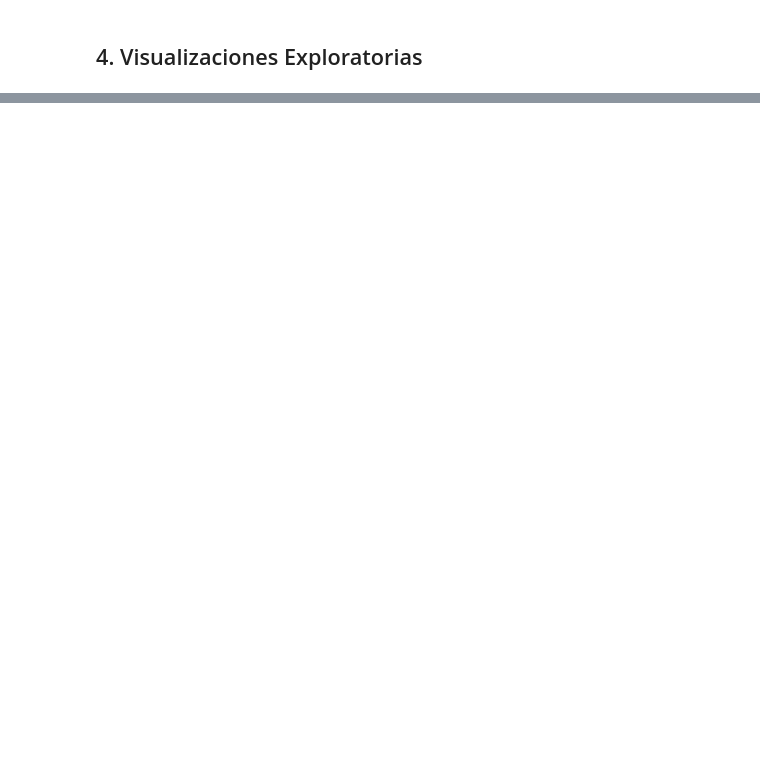
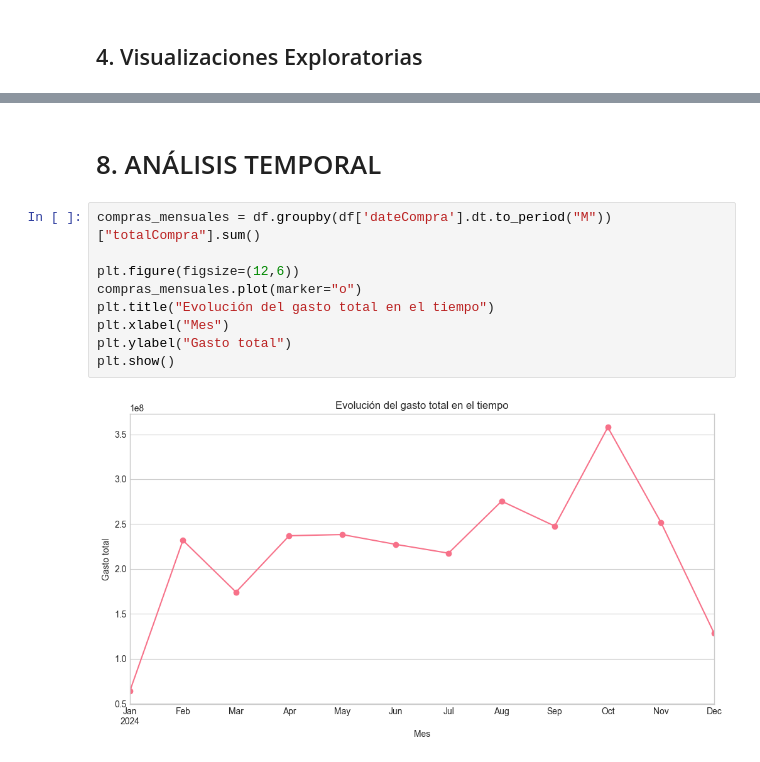
Before and after one commit to Diazgerard/EDA_MINERIA, a Jupyter notebook: eda_minera.ipynb, the cells around one changed output, grey strips where cells are left out. Drawn from its saved outputs; the diff is of its cells as text; blank space fills up the shorter version.

```diff
--- a/eda_minera.ipynb
+++ b/eda_minera.ipynb
@@ -605,2 +931,15 @@ Agencia de Regulación Sanitaria (ARSA)              5.458484e+07
+# %% [markdown]
+# 8. ANÁLISIS TEMPORAL
+# %%
+compras_mensuales = df.groupby(df['dateCompra'].dt.to_period("M"))["totalCompra"].sum()
+
+plt.figure(figsize=(12,6))
+compras_mensuales.plot(marker="o")
+plt.title("Evolución del gasto total en el tiempo")
+plt.xlabel("Mes")
+plt.ylabel("Gasto total")
+plt.show()
+# %% [output]
+[figure, added]
 # %%
 # Análisis temporal de las compras
```
Also changed, not shown: parts of 38 cells of this notebook.
